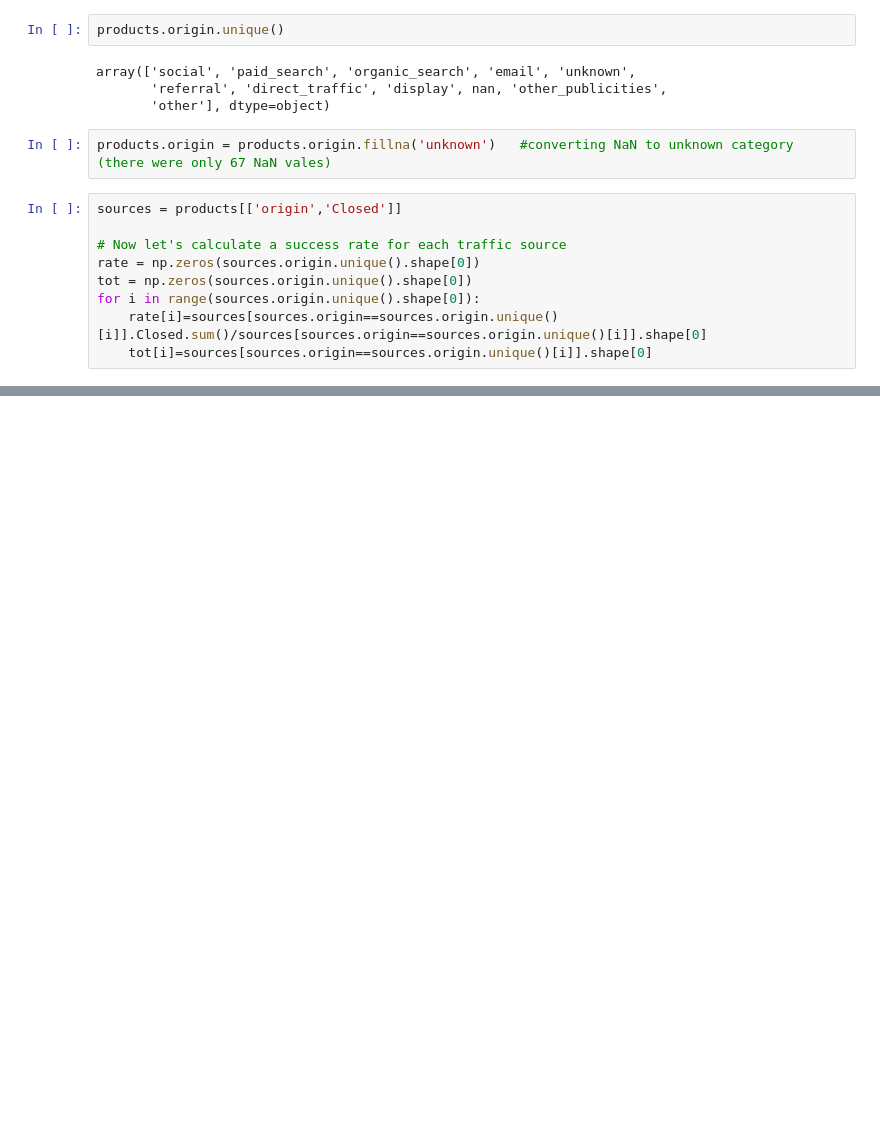
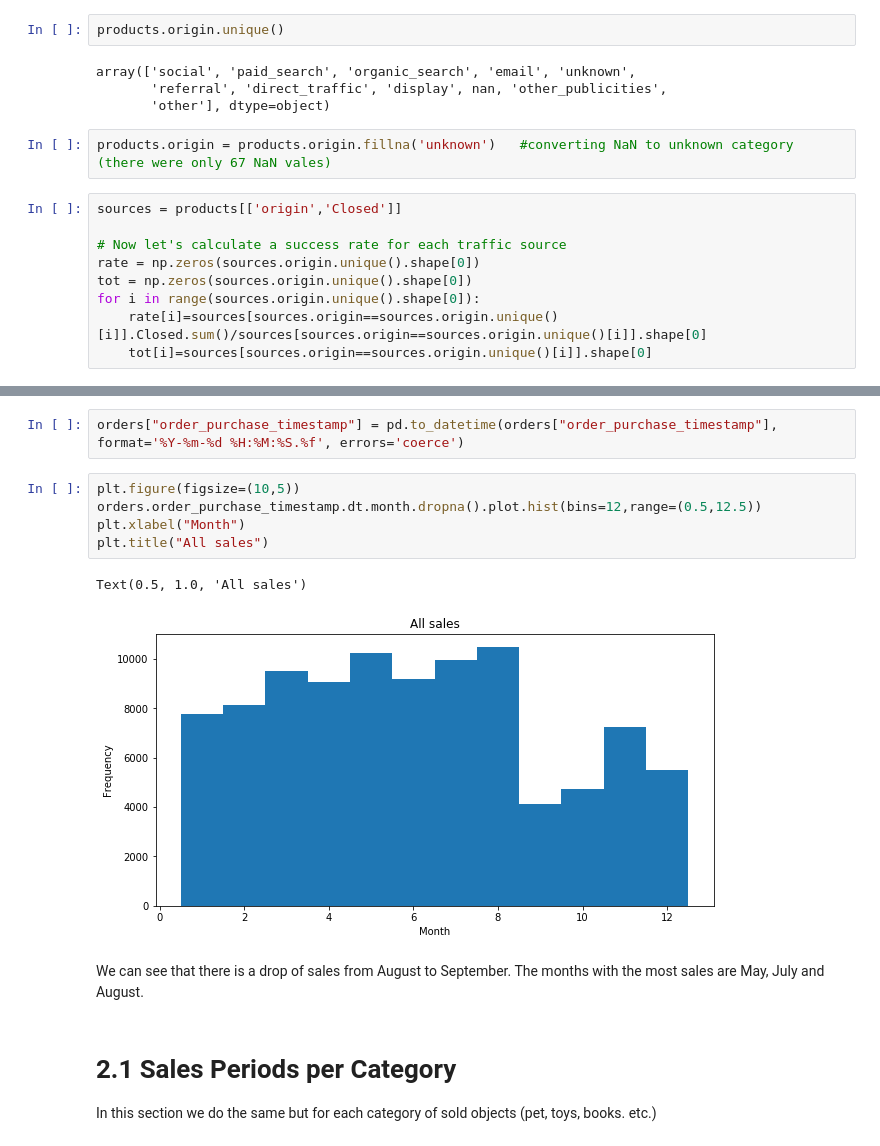
Before and after one commit to Mortiniera/brazilian-e-commerce, a Jupyter notebook: mathieu_sales.ipynb, the cells around one changed output, grey strips where cells are left out. Saved outputs shown, nothing was run; the diff lists cells and outputs as text; blank space fills up the shorter version.

Commit message:
Sales periods
+ sales periods per category

```diff
--- a/mathieu_sales.ipynb
+++ b/mathieu_sales.ipynb
@@ -120,0 +124,15 @@ plt.show() # The total number of traffics is shown above each bar.
+# %%
+orders["order_purchase_timestamp"] = pd.to_datetime(orders["order_purchase_timestamp"], format='%Y-%m-%d %H:%M:%S.%f', errors='coerce')
+# %%
+plt.figure(figsize=(10,5))
+orders.order_purchase_timestamp.dt.month.dropna().plot.hist(bins=12,range=(0.5,12.5))
+plt.xlabel("Month")
+plt.title("All sales")
+# %% [output]
+Text(0.5, 1.0, 'All sales')
+[figure, added]
+# %% [markdown]
+We can see that there is a drop of sales from August to September. The months with the most sales are May, July and August.
+# %% [markdown]
+# 2.1 Sales Periods per Category
+In this section we do the same but for each category of sold objects (pet, toys, books. etc.)
```
Also changed, not shown: parts of 5 cells of this notebook.
